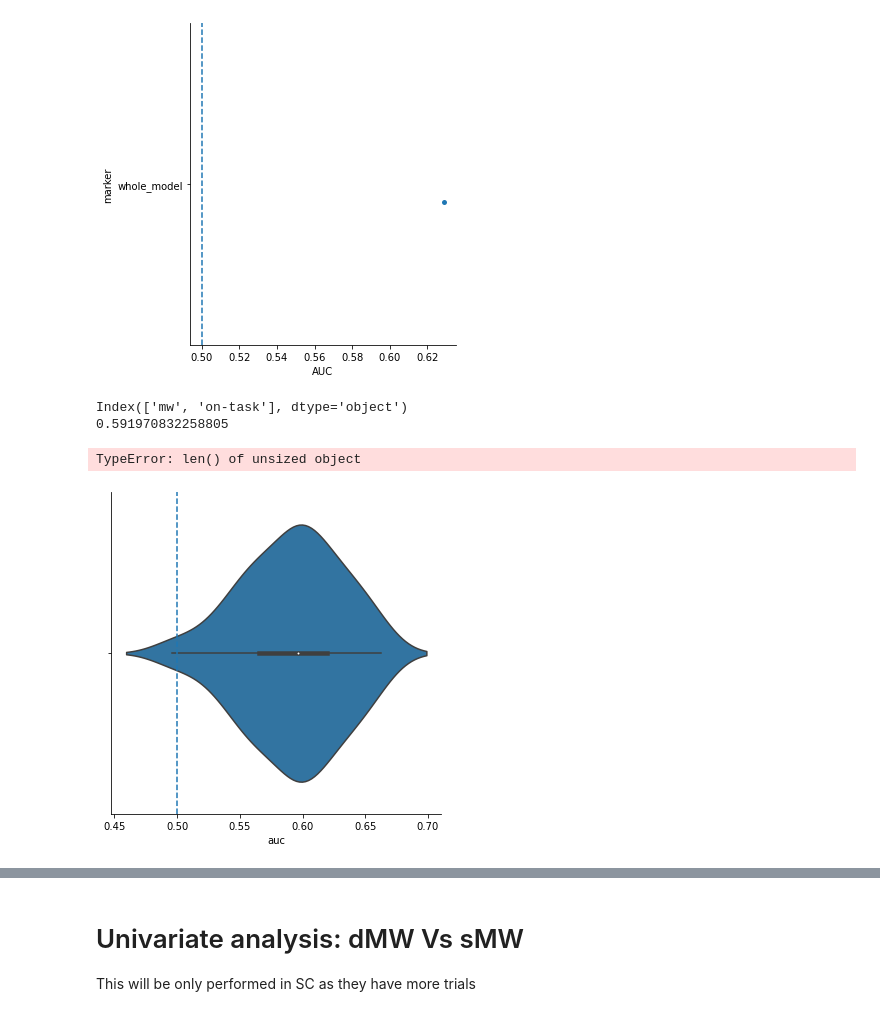
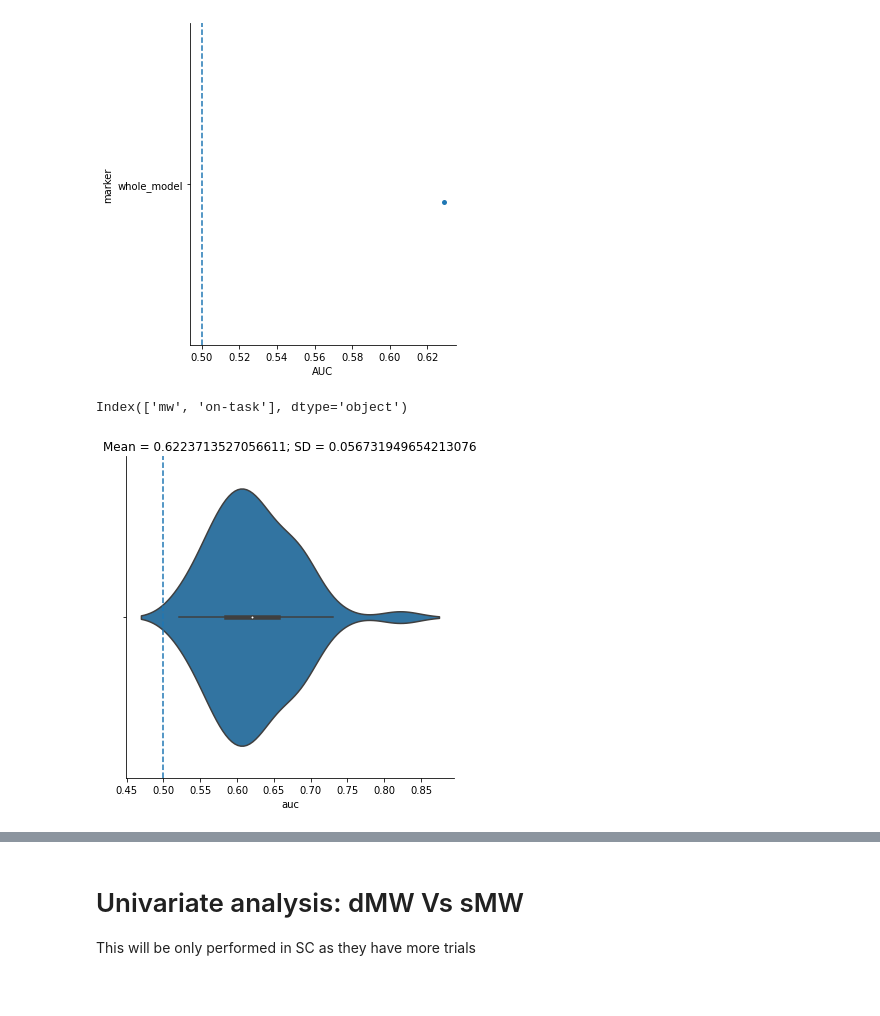
Before and after one commit to Nicobruno92/mw_markers_project, a Jupyter notebook: multivariate_analysis.ipynb, the cells around one changed output, grey strips where cells are left out. Drawn from its saved outputs; the diff is of its cells as text; code cells hidden in the pictures.

```diff
--- a/multivariate_analysis.ipynb
+++ b/multivariate_analysis.ipynb
@@ -73,29 +72,22 @@ Index(['mw', 'on-task'], dtype='object')
 # %%
 y, label = pd.factorize(df_mind['mind2'])
 X = df_mind.drop('mind2', axis=1).astype('float32').values
-steps = [('scaler', StandardScaler()), ('SVM', SVC(C = 0.001, gamma = 0.1, probability=True))]
+steps = [('scaler', StandardScaler()), ('SVM', SVC(C = 0.001, gamma = 0.1, kernel = 'rbf',probability=True))]
 pipe = Pipeline(steps)
 cv = GroupShuffleSplit(n_splits=50, train_size=0.8, test_size=0.2,
                        random_state=42)
 
 aucs = cross_val_score(
     X=X, y=y, estimator=pipe,
     scoring='roc_auc', cv=cv, groups=np.arange(len(X)))
 
 
 print(label)
-print(np.mean(aucs))
+auc = pd.DataFrame(aucs, columns = ['auc'])
+sns.catplot(x = 'auc', orient = 'h', data = auc, kind = 'violin')
+plt.title(f'Mean = {np.mean(aucs)}; SD = {np.std(aucs)}')
+plt.axvline(x = 0.5, linestyle = 'dashed')
+plt.show()
 # %% [output]
 Index(['mw', 'on-task'], dtype='object')
-0.591970832258805
+[figure, added]
-# %%
-mannwhitneyu(.5, aucs)
-# %% [output]
-TypeError: len() of unsized object
-# %%
-auc = pd.DataFrame(aucs, columns = ['auc'])
-sns.catplot(x = 'auc', orient = 'h', data = auc, kind = 'violin')
-plt.axvline(x = 0.5, linestyle = 'dashed')
-plt.show()
-# %% [output]
-[figure, removed]
```
Also changed, not shown: parts of 8 cells of this notebook, 5 other files.
